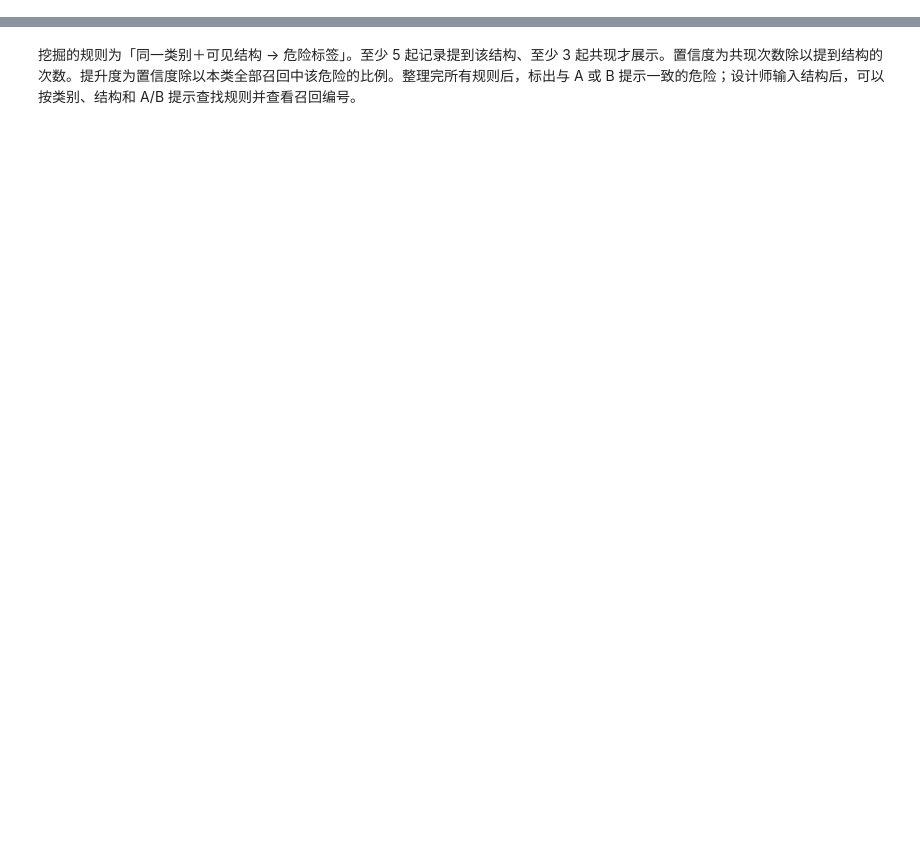
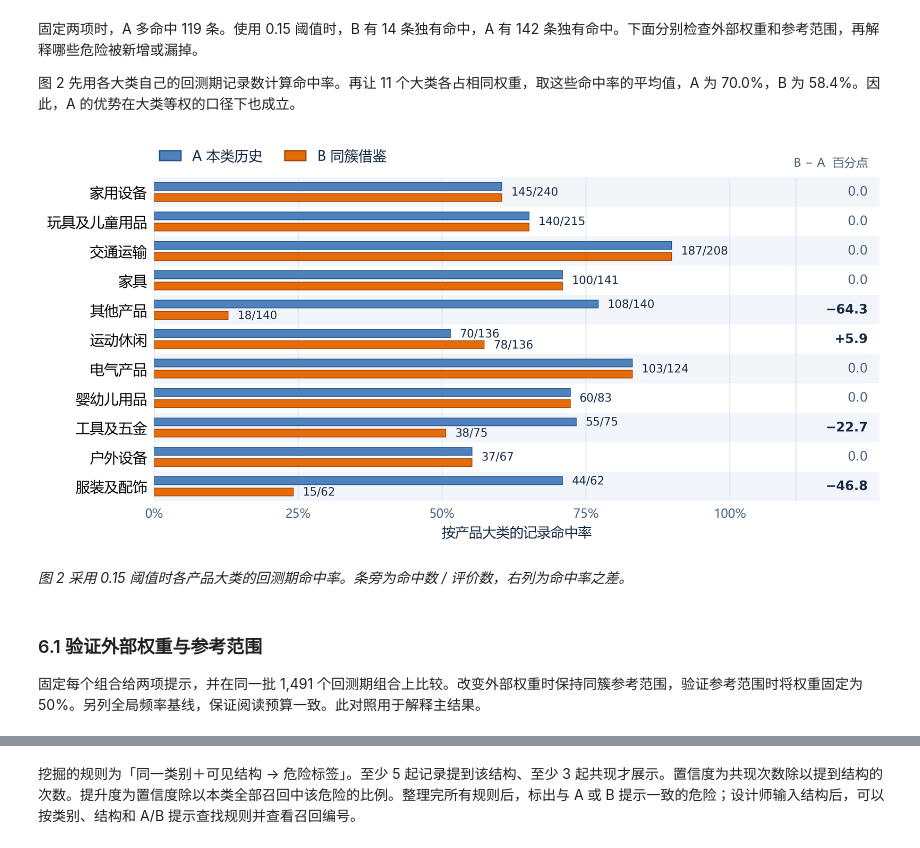
Before and after one commit to Wayne-git802/DM-project, a Jupyter notebook: 全量召回数据_实验AB中文报告.ipynb, the cells around one changed output, grey strips where cells are left out. Drawn from its saved outputs; the diff is of its cells as text; code cells hidden in the pictures; blank space fills up the shorter version.

```diff
--- a/全量召回数据_实验AB中文报告.ipynb
+++ b/全量召回数据_实验AB中文报告.ipynb
@@ -475,0 +596,19 @@ RECALL-MM 的 `visual_product_description` 由模型根据产品图像生成[1]
+# %%
+example_category = "SPORTS_RECREATION"
+example_hazard = "FIRE"
+peers = references[example_category]
+peer_rows = []
+for peer in peers:
+    records = groups[peer]
+    fire_count = sum(example_hazard in r["hazards"] for r in records)
+    peer_rows.append((CATEGORY_NAMES[peer], f"{fire_count}/{len(records)}", f"{float(rates[peer][example_hazard]):.1%}"))
+show_table("运动休闲类的同簇参考类别与建模期火灾比例", ["参考产品大类", "火灾召回数 / 本类召回数", "火灾比例"], peer_rows)
+
+own_rate = rates[example_category][example_hazard]
+peer_mean = mean(rates[peer][example_hazard] for peer in peers)
+combined_rate = (own_rate + peer_mean) / 2
+assert combined_rate == b[example_category][example_hazard]
+print(f"火灾得分：本类 {float(own_rate):.1%}，其他 {len(peers)} 类平均 {float(peer_mean):.1%}，等权合并后 {float(combined_rate):.1%}。")
+for method, scores in (("A", rates), ("B", b)):
+    alerts, _ = choose(scores[example_category], prior, THRESHOLD)
+    print(method, "提示", "、".join(HAZARD_NAMES[h] for h in alerts))
@@ -475,0 +692,53 @@ RECALL-MM 的 `visual_product_description` 由模型根据产品图像生成[1]
+# %% [markdown]
+固定两项时，A 多命中 119 条。使用 0.15 阈值时，B 有 14 条独有命中，A 有 142 条独有命中。下面分别检查外部权重和参考范围，再解释哪些危险被新增或漏掉。
+
+图 2 先用各大类自己的回测期记录数计算命中率。再让 11 个大类各占相同权重，取这些命中率的平均值，A 为 70.0%，B 为 58.4%。因此，A 的优势在大类等权的口径下也成立。
+# %%
+def comparison_chart(rows, xlabel, filename):
+    fig, ax = plt.subplots(figsize=(8.55, 4.12), layout="constrained")
+    y = np.arange(len(rows))
+    for i in y[::2]:
+        ax.axhspan(i-.5, i+.5, color="#F2F6FB", lw=0, zorder=0)
+    for idx, ((_, fill, edge), offset) in enumerate(zip(SERIES, (-.19, .19)), start=1):
+        values = [r[idx] / r[3] for r in rows]
+        ax.barh(y+offset, values, height=.27, color=fill, edgecolor=edge, linewidth=.5, zorder=2)
+        for position, value, row in zip(y, values, rows):
+            if row[1] == row[2] and idx == 2:
+                continue
+            if row[1] != row[2]:
+                position += offset
+            ax.text(value+.016, position, f"{row[idx]}/{row[3]}", va="center", color=INK,
+                    fontfamily="DejaVu Sans", fontsize=8.3)
+    for i, row in enumerate(rows):
+        delta = 100*(row[2]-row[1])/row[3]
+        change = f"{delta:+.1f}".replace("-", "−") if delta else "0.0"
+        ax.text(1.24, i, change, ha="right", va="center", fontfamily="DejaVu Sans", fontsize=9.4,
+                color=INK if delta else MUTED, weight="bold" if delta else "normal")
+    ax.text(1.24, 1.024, "B − A  百分点", transform=ax.get_xaxis_transform(), color=MUTED,
+            ha="right", va="bottom", fontsize=8.7)
+    ax.set_yticks(y, [row[0] for row in rows], fontsize=10.5)
+    ax.set(xlim=(0, 1.26), ylim=(len(rows)-.5, -.5), xlabel=xlabel)
+    ax.set_xticks(np.linspace(0, 1, 5))
+    ax.xaxis.set_major_formatter(PercentFormatter(xmax=1))
+    ax.spines[:].set_visible(False)
+    ax.tick_params(axis="both", length=0, pad=5)
+    ax.tick_params(axis="x", labelsize=9, labelcolor=MUTED)
+    ax.grid(axis="x", color=GRID, linewidth=.7)
+    ax.set_axisbelow(True)
+    ax.axvline(1.115, color=GRID, lw=.8)
+    ax.legend(handles=[Patch(facecolor=fill, edgecolor=edge, label=label) for label, fill, edge in SERIES],
+              loc="lower left", bbox_to_anchor=(0, 1.023), ncols=2, frameon=False, borderaxespad=0,
+              fontsize=10.3, handlelength=1.5, columnspacing=1.6)
+    save(fig, filename)
+
+categories_by_size = sorted(category_rows, key=lambda r: -r["late"])
+comparison_chart([(CATEGORY_NAMES[r["category"]], r["hit_A"], r["hit_B"], r["late"]) for r in categories_by_size],
+                 "按产品大类的记录命中率", "figure2_category_hits.png")
+# %% [output]
+[figure, added]
+# %% [markdown]
+*图 2  采用 0.15 阈值时各产品大类的回测期命中率。条旁为命中数 / 评价数，右列为命中率之差。*
+# %% [markdown]
+### 6.1 验证外部权重与参考范围
+
+固定每个组合给两项提示，并在同一批 1,491 个回测期组合上比较。改变外部权重时保持同簇参考范围，验证参考范围时将权重固定为 50%。另列全局频率基线，保证阅读预算一致。此对照用于解释主结果。
```
Also changed, not shown: parts of 178 cells of this notebook, 1 other file.
